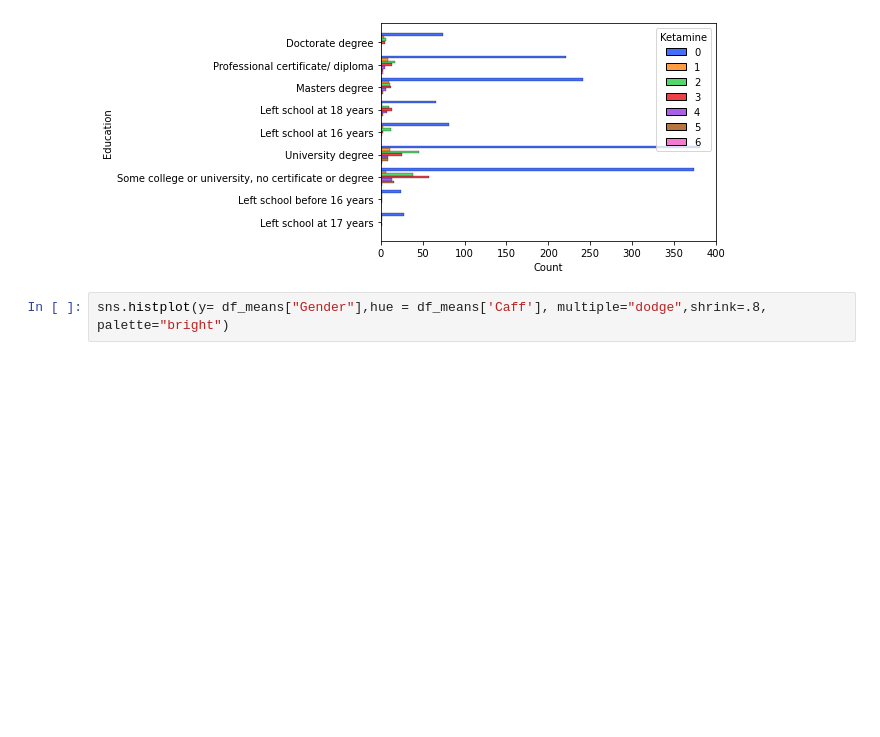
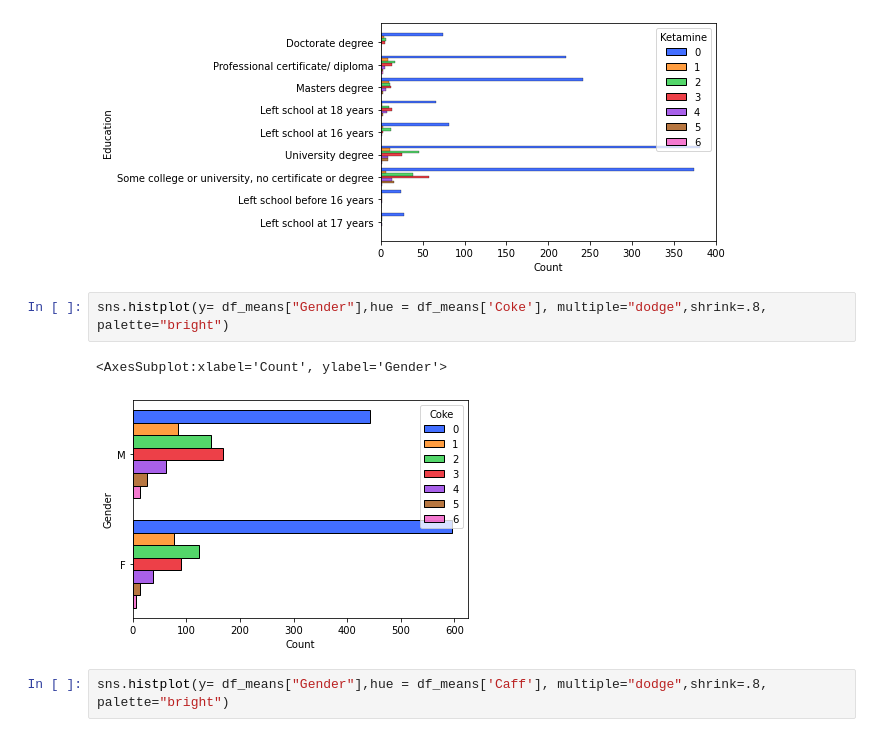
Before and after one commit to DevNataneto/ProjetoCDIA, a Jupyter notebook: datavis.ipynb, the cells around one changed output. Cells and saved outputs as stored; diff of their text form; blank space fills up the shorter version.

```diff
--- a/datavis.ipynb
+++ b/datavis.ipynb
@@ -129,6 +129,11 @@ sns.histplot(y= df_means["Education"],hue = df_means['Ketamine'], multiple="dodg
 # %% [output]
 <AxesSubplot:xlabel='Count', ylabel='Education'>
 [figure]
+# %%
+sns.histplot(y= df_means["Gender"],hue = df_means['Coke'], multiple="dodge",shrink=.8, palette="bright")
+# %% [output]
+<AxesSubplot:xlabel='Count', ylabel='Gender'>
+[figure, added]
 # %%
 sns.histplot(y= df_means["Gender"],hue = df_means['Caff'], multiple="dodge",shrink=.8, palette="bright")
 # %% [output]
```
